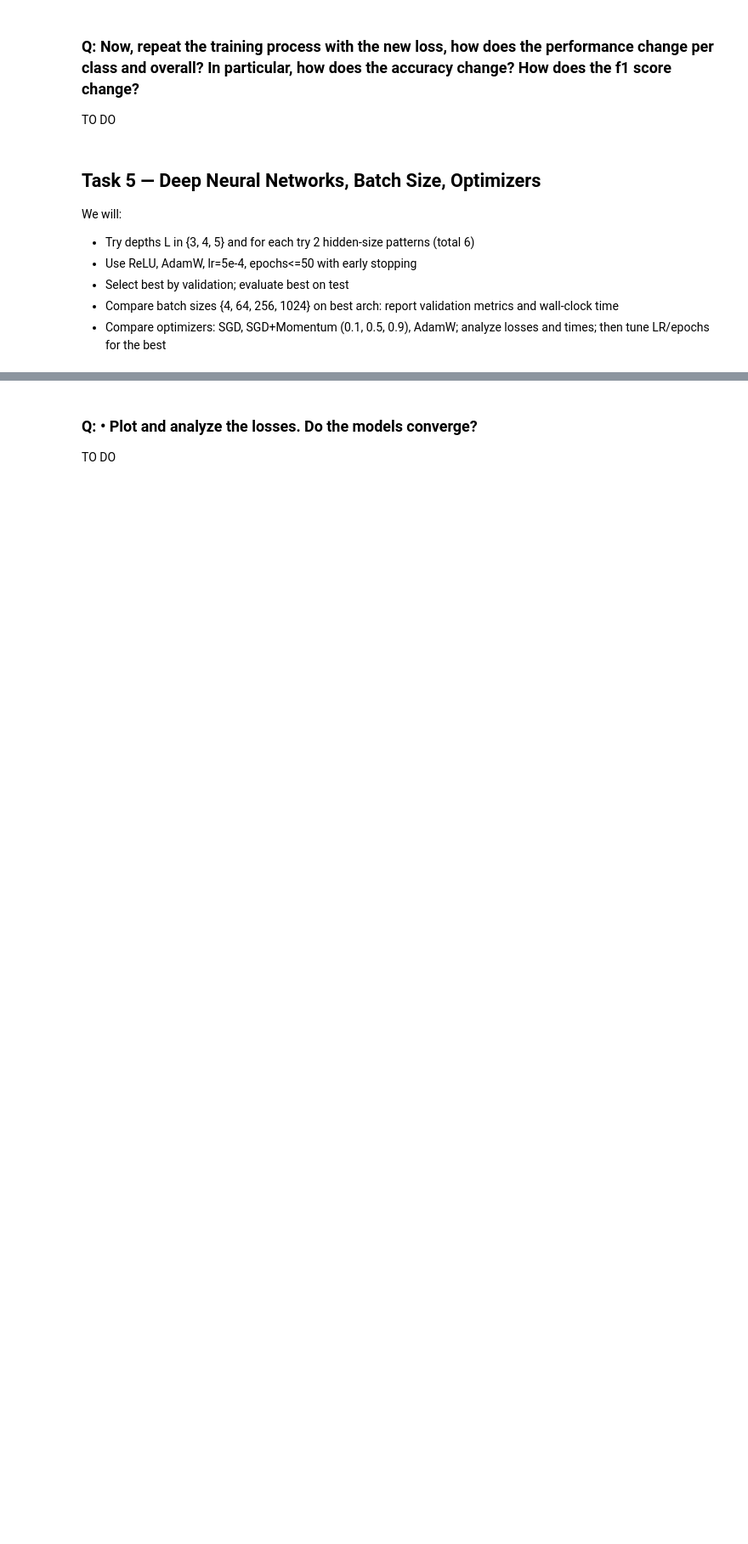
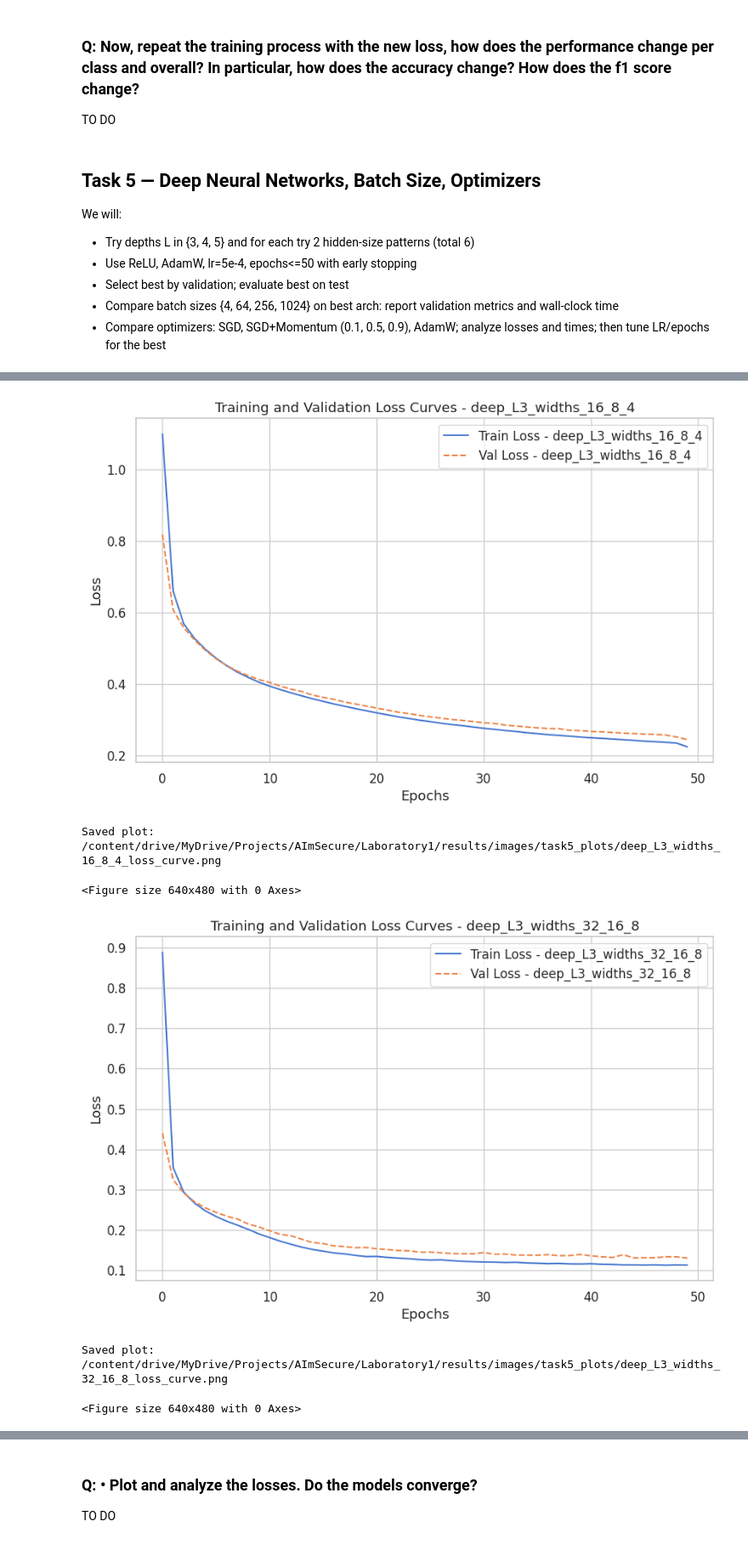
Before and after one commit to AImSecure/Laboratory1, a Jupyter notebook: lab/notebooks/Lab1_FFNN.ipynb, the cells around one changed output, grey strips where cells are left out. Shown at 85% size. Drawn from its saved outputs; the diff is of its cells as text; code cells hidden in the pictures; blank space fills up the shorter version.

Commit message:
Task 5 & 6 first implementation

```diff
--- a/lab/notebooks/Lab1_FFNN.ipynb
+++ b/lab/notebooks/Lab1_FFNN.ipynb
@@ -1470,0 +1413,53 @@ print("Optimizer comparison (name, val_loss, time_s):", [(n, round(l,4), round(t
+# %%
+# --- Train models for different depths and widths ---
+
+input_dim_deep = X_train_std_no_port.shape[1] # Use the data without 'Destination Port'
+output_dim_deep = len(np.unique(y_train_no_port))
+
+trained_deep_models = {}
+deep_loss_curves = {}
+
+# Define early stopping parameters for deep networks
+min_delta_deep = 0.00001
+patience_deep = 15 # Adjusted patience for potentially longer training
+
+for L, configs in layer_configs.items():
+    for widths in configs:
+        tag = f"deep_L{L}_widths_{'_'.join(map(str, widths))}"
+        print(f"\nTraining model: {tag} (ReLU activation)...")
+
+        # Set hyperparameters
+        model = DeepFFNN(input_dim_deep, widths, output_dim_deep, activation='relu')
+        criterion = nn.CrossEntropyLoss() # Start with unweighted loss
+        optimizer = optim.AdamW(model.parameters(), lr=0.0005)
+        epochs = 50 # As per task
+
+        # Training
+        model, train_loss, val_loss = train_model(
+            model,
+            train_loader_no_port, # Use data without port
+            val_loader_no_port,   # Use data without port
+            epochs,
+            optimizer,
+            criterion,
+            min_delta=min_delta_deep,
+            patience=patience_deep
+        )
+        trained_deep_models[tag] = model
+        deep_loss_curves[tag] = (train_loss, val_loss)
+
+# --- Plot loss curves for all deep models ---
+
+for tag, (train_loss, val_loss) in deep_loss_curves.items():
+    plt.figure(figsize=(10,6))
+    plt.plot(train_loss, label=f'Train Loss - {tag}')
+    plt.plot(val_loss, '--', label=f'Val Loss - {tag}')
+    plt.xlabel('Epochs')
+    plt.ylabel('Loss')
+    plt.title(f'Training and Validation Loss Curves - {tag}')
+    plt.legend()
+    plt.show()
+
+    # Save the plot to the specified path
+    save_plot(plt.gcf(), f"{tag}_loss_curve", save_dir) # Use plt.gcf() to get the current figure
+# %% [output]
@@ -1470,0 +1483,6 @@ print("Optimizer comparison (name, val_loss, time_s):", [(n, round(l,4), round(t
+[figure, added]
+Saved plot: /content/drive/MyDrive/Projects/AImSecure/Laboratory1/results/images/task5_plots/deep_L3_widths_16_8_4_loss_curve.png
+<Figure size 640x480 with 0 Axes>
+[figure, added]
+Saved plot: /content/drive/MyDrive/Projects/AImSecure/Laboratory1/results/images/task5_plots/deep_L3_widths_32_16_8_loss_curve.png
+<Figure size 640x480 with 0 Axes>
```
Also changed, not shown: parts of 29 cells of this notebook.
